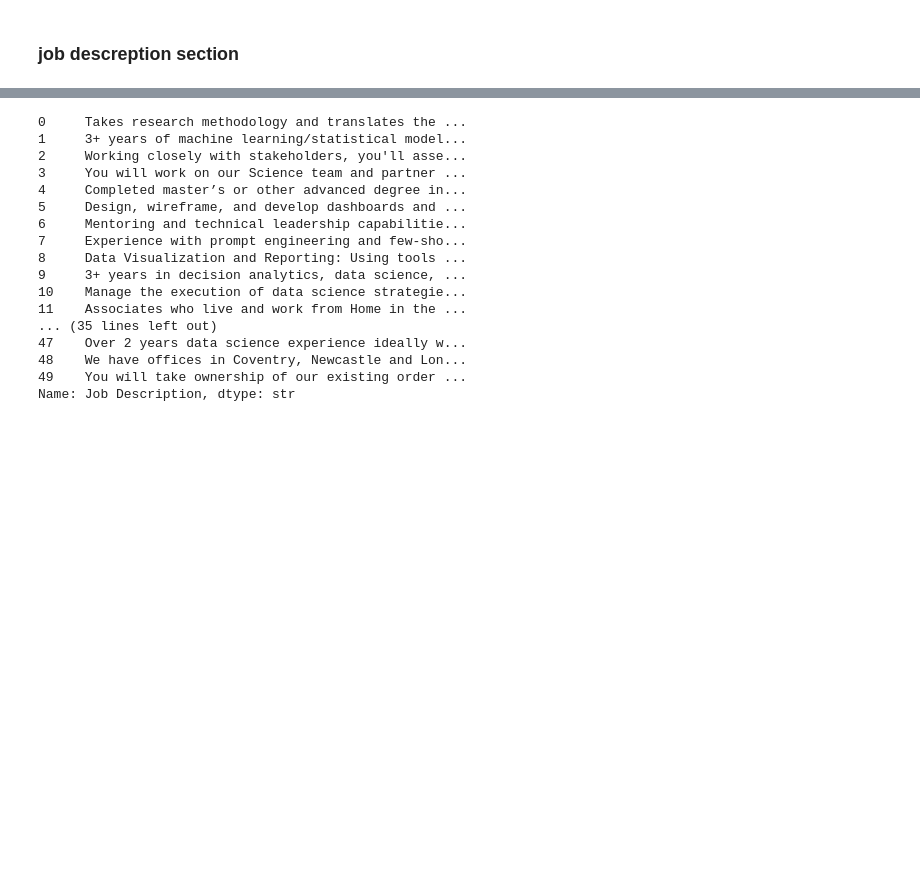
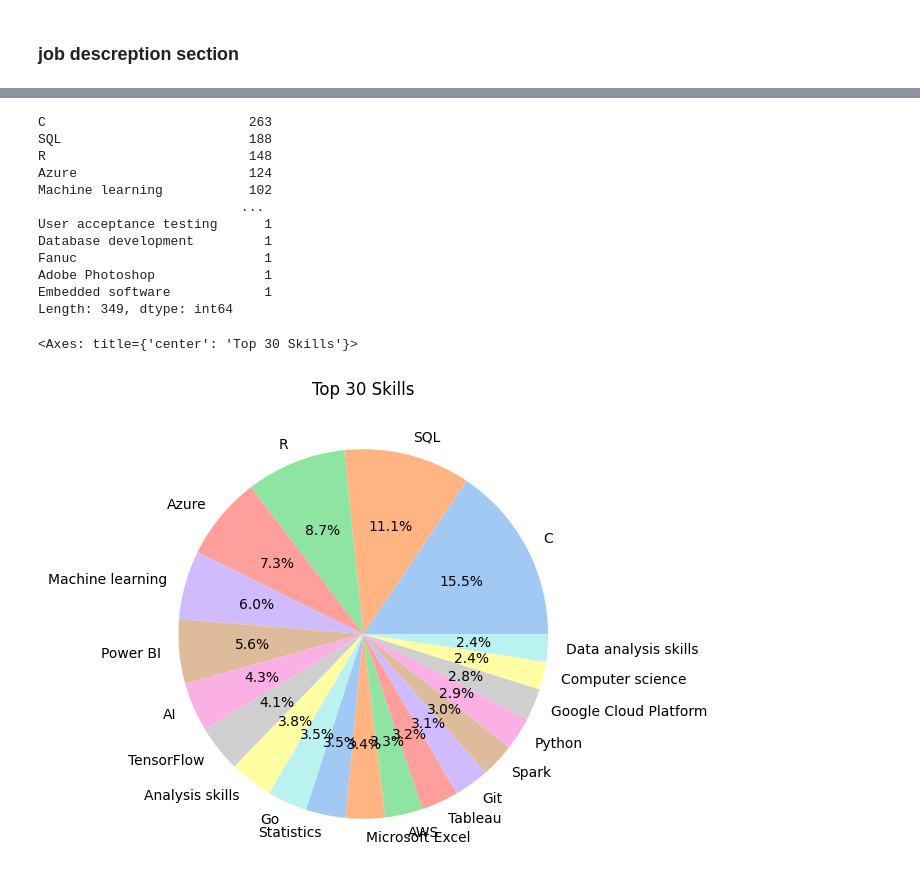
Before and after one commit to Salah-Mo-hammed/ds-jobs, a Jupyter notebook: ds_jobs_project/notebooks/ds_jobs_notebook.ipynb, the cells around one changed output, grey strips where cells are left out. Drawn from its saved outputs; the diff is of its cells as text; code cells hidden in the pictures; blank space fills up the shorter version.

Commit message:
done ectracting skills from job descreption, and show the skills frequencies

```diff
--- a/ds_jobs_project/notebooks/ds_jobs_notebook.ipynb
+++ b/ds_jobs_project/notebooks/ds_jobs_notebook.ipynb
@@ -622,0 +664,3 @@ df.describe()
+# %%
+skills = df['Skills'].apply(lambda x: x.split(',') if isinstance(x, str) else [])
+skills.head(-1)
@@ -622,0 +680,5 @@ df.describe()
+# %%
+unique_skills=set(skill.strip() for sublist in skills for skill in sublist)
+
+for skill in unique_skills:
+    df[f'{skill}']=df['Skills'].apply(lambda x: int(skill in x) if isinstance(x, str) else 0)
@@ -622,0 +696,11 @@ df.describe()
+# %%
+# seperate real features
+meta_cols = [
+    'Job Title', 'Company', 'Location', 'Salary Estimate',
+    'Job Description', 'Job Age', 'Hourly', 'Glassdoor_Estimate',
+    'Employer_Provided', 'currency', 'min_salary', 'max_salary',
+    'avg_salary', 'Skills'
+]
+
+skill_cols = [col for col in df.columns if col not in meta_cols]
+skill_cols
@@ -623,20 +725,29 @@ df.describe()
 # %%
-df['Job Description'].head(50)
+# frequency for each skill
+skill_count=df[skill_cols].sum().sort_values(ascending=False)
+skill_count.head(-1)
 # %% [output]
-0     Takes research methodology and translates the ...
-1     3+ years of machine learning/statistical model...
-2     Working closely with stakeholders, you'll asse...
-3     You will work on our Science team and partner ...
-4     Completed master’s or other advanced degree in...
-5     Design, wireframe, and develop dashboards and ...
-6     Mentoring and technical leadership capabilitie...
-7     Experience with prompt engineering and few-sho...
-8     Data Visualization and Reporting: Using tools ...
-9     3+ years in decision analytics, data science, ...
-10    Manage the execution of data science strategie...
-11    Associates who live and work from Home in the ...
-... (35 lines left out)
-47    Over 2 years data science experience ideally w...
-48    We have offices in Coventry, Newcastle and Lon...
-49    You will take ownership of our existing order ...
-Name: Job Description, dtype: str
+C                          263
+SQL                        188
+R                          148
+Azure                      124
+Machine learning           102
+                          ...
+User acceptance testing      1
+Database development         1
+Fanuc                        1
+Adobe Photoshop              1
+Embedded software            1
+Length: 349, dtype: int64
+# %%
+skill_count.head(20).plot(
+    kind='pie',
+    figsize=(12,6),
+    autopct='%1.1f%%',
+    colors=sns.color_palette('pastel'),
+
+    title='Top 30 Skills'
+)
+# %% [output]
+<Axes: title={'center': 'Top 30 Skills'}>
+[figure, added]
```
Also changed, not shown: parts of 10 cells of this notebook.
